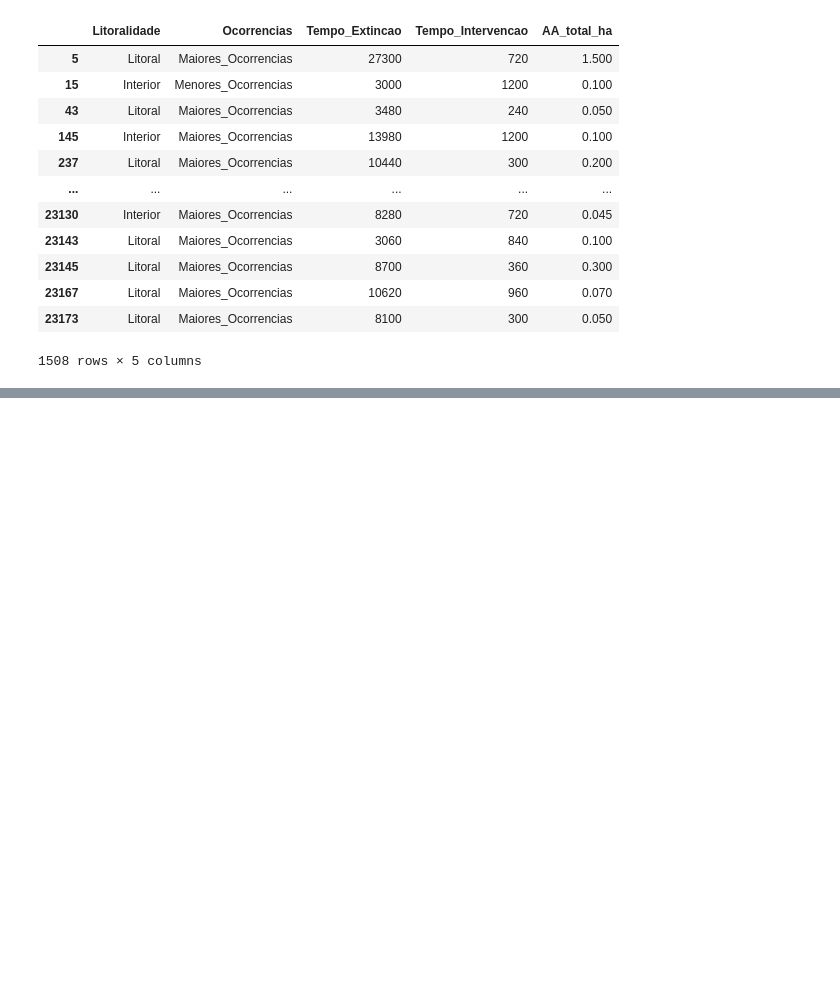
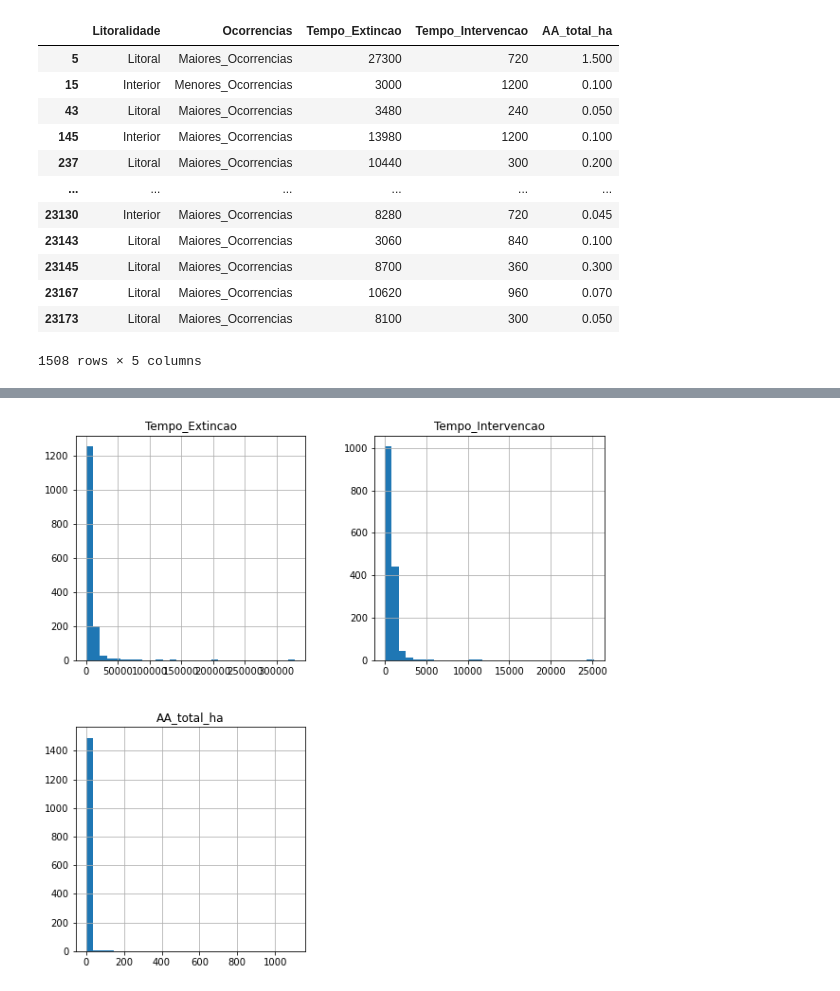
Before and after one commit to VascoBartolo/FCED_project, a Jupyter notebook: Trabalho_FSDE_stats_CT_VB/WildFires-Statistical_Investigation_CT_VB.ipynb, the cells around one changed output, grey strips where cells are left out. Saved outputs shown, nothing was run; the diff lists cells and outputs as text; code cells hidden in the pictures; blank space fills up the shorter version.

```diff
--- a/Trabalho_FSDE_stats_CT_VB/WildFires-Statistical_Investigation_CT_VB.ipynb
+++ b/Trabalho_FSDE_stats_CT_VB/WildFires-Statistical_Investigation_CT_VB.ipynb
@@ -281,0 +308,4 @@ c =
+# %%
+d = reacendimentos_slim_delta.hist(figsize=(10,10),bins=30)
+# %% [output]
+[figure, added]
```
Also changed, not shown: parts of 53 cells of this notebook.
